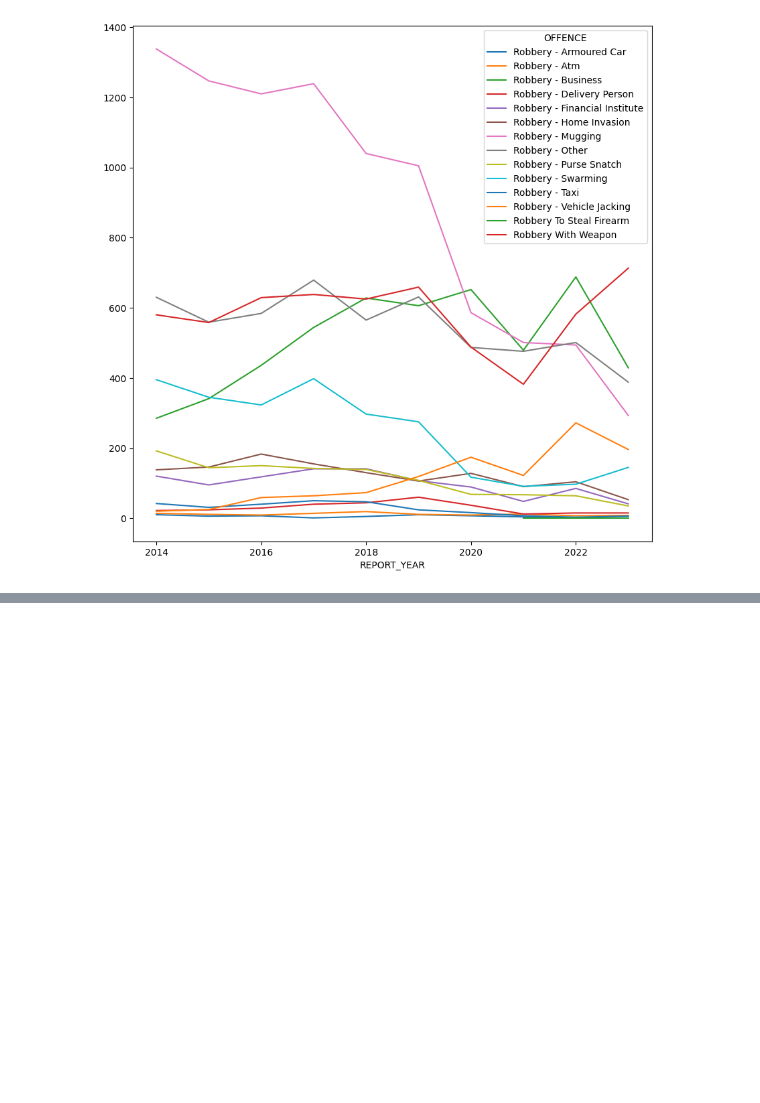
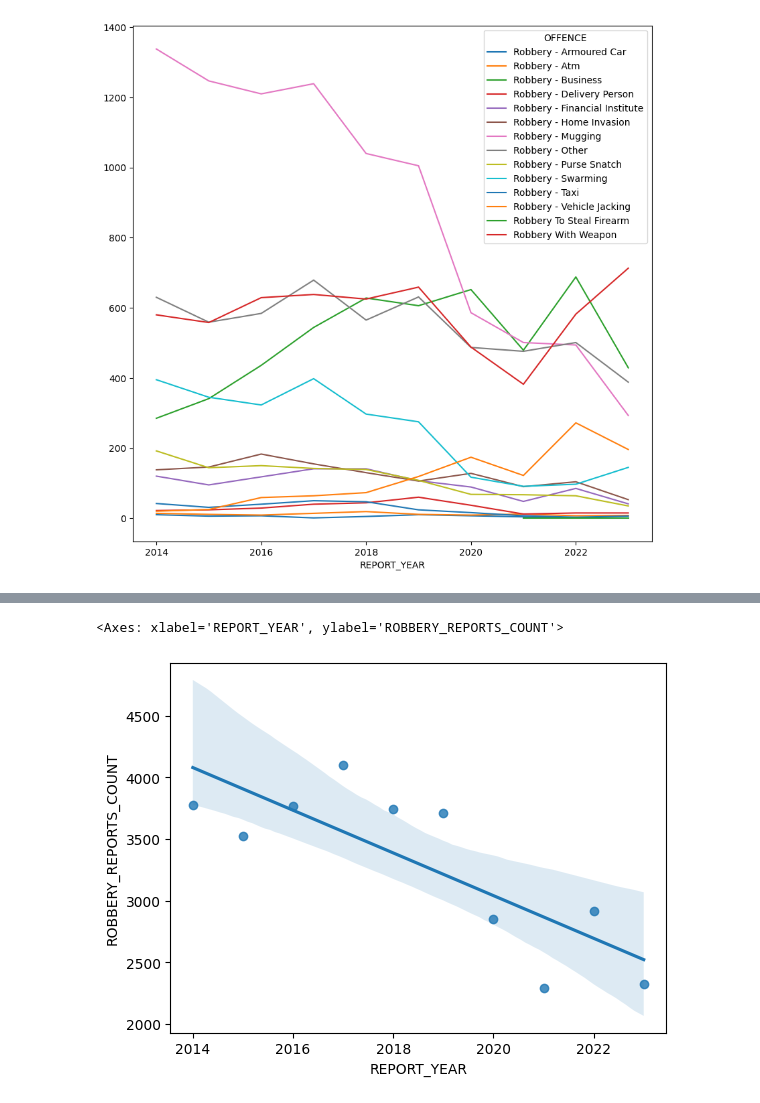
Before and after one commit to jjmmchema/robbery-data, a Jupyter notebook: TorontoRobberyData.ipynb, the cells around one changed output, grey strips where cells are left out. Cells and saved outputs as stored; diff of their text form; code cells hidden in the pictures; blank space fills up the shorter version.

```diff
--- a/TorontoRobberyData.ipynb
+++ b/TorontoRobberyData.ipynb
@@ -268,0 +401,9 @@ df_easy.plot.line(figsize=(10, 10))
+# %%
+df_regression = df_waffles.sum(axis=1).to_frame()
+df_regression.columns = ['ROBBERY_REPORTS_COUNT']
+df_regression.reset_index(inplace=True)
+# %%
+sns.regplot(data=df_regression, x='REPORT_YEAR', y='ROBBERY_REPORTS_COUNT')
+# %% [output]
+<Axes: xlabel='REPORT_YEAR', ylabel='ROBBERY_REPORTS_COUNT'>
+[figure, added]
```
Also changed, not shown: parts of 9 cells of this notebook.
